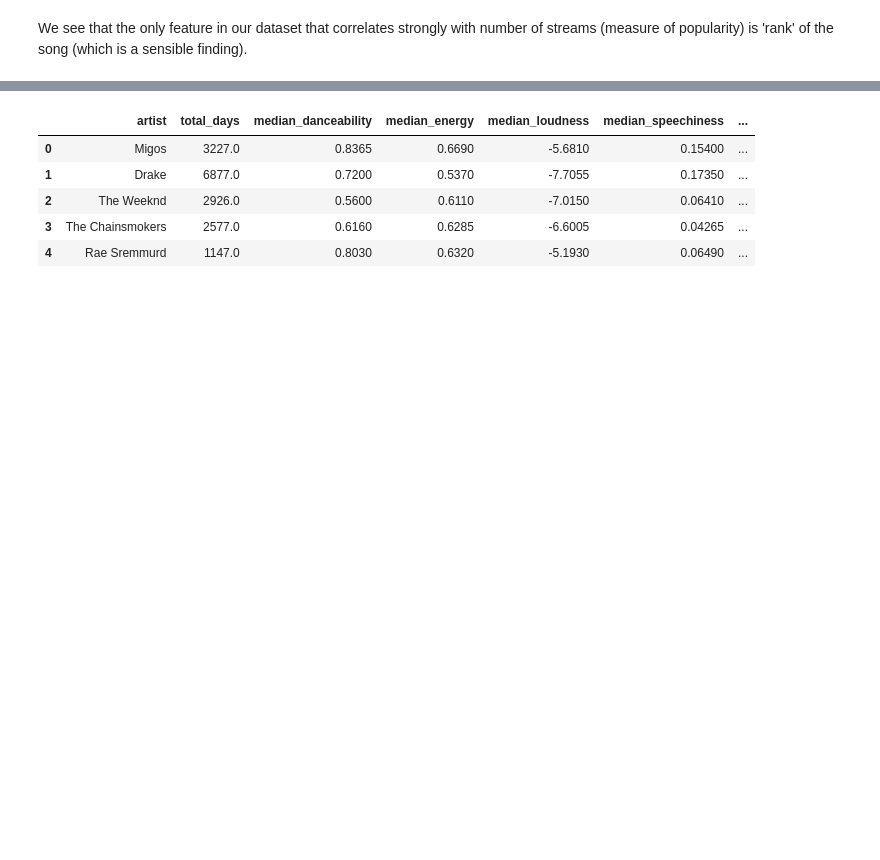
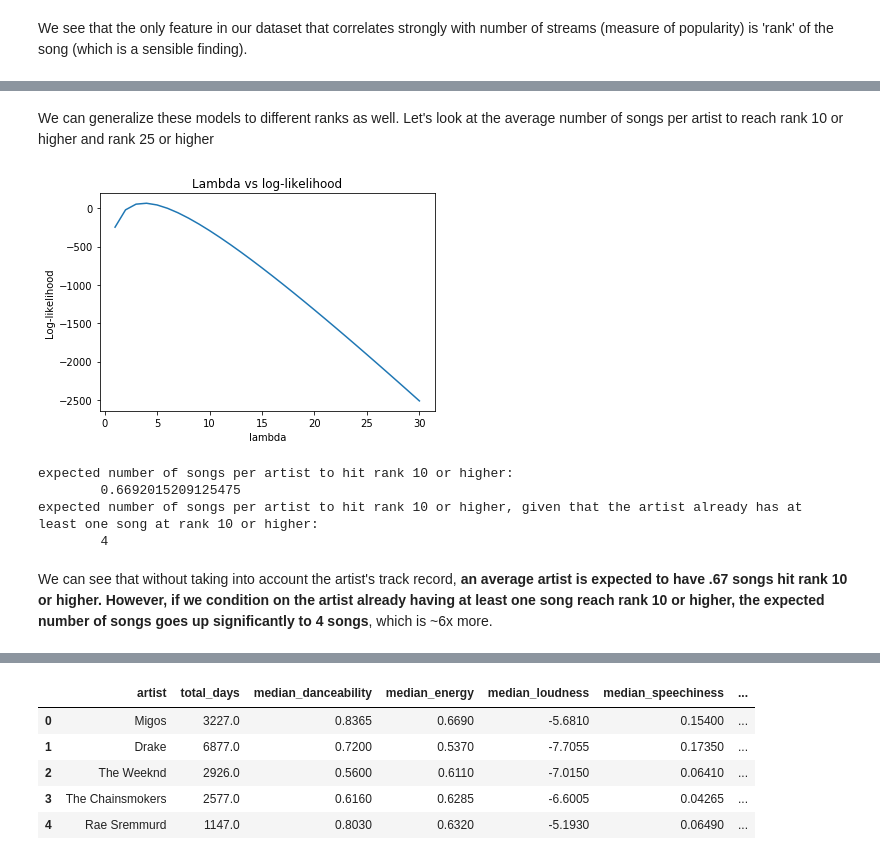
Before and after one commit to chriscc447/info2950_final, a Jupyter notebook: draft_final.ipynb, the cells around one changed output, grey strips where cells are left out. Saved outputs shown, nothing was run; the diff lists cells and outputs as text; code cells hidden in the pictures; blank space fills up the shorter version.

```diff
--- a/draft_final.ipynb
+++ b/draft_final.ipynb
@@ -492,0 +456,12 @@ clean_data[musical_features].describe().iloc[[2]] # get standard deviation of ea
+# %% [markdown]
+We can generalize these models to different ranks as well. Let's look at the average number of songs per artist to reach rank 10 or higher and rank 25 or higher
+# %%
+rank10_lambdas = compare_lambda(unique_songs_df, 10)
+# %% [output]
+[figure, added]
+expected number of songs per artist to hit rank 10 or higher:
+        0.6692015209125475
+expected number of songs per artist to hit rank 10 or higher, given that the artist already has at least one song at rank 10 or higher:
+        4
+# %% [markdown]
+We can see that without taking into account the artist's track record, __an average artist is expected to have .67 songs hit rank 10 or higher. However, if we condition on the artist already having at least one song reach rank 10 or higher, the expected number of songs goes up significantly to 4 songs__, which is ~6x more.
```
Also changed, not shown: parts of 123 cells of this notebook.
